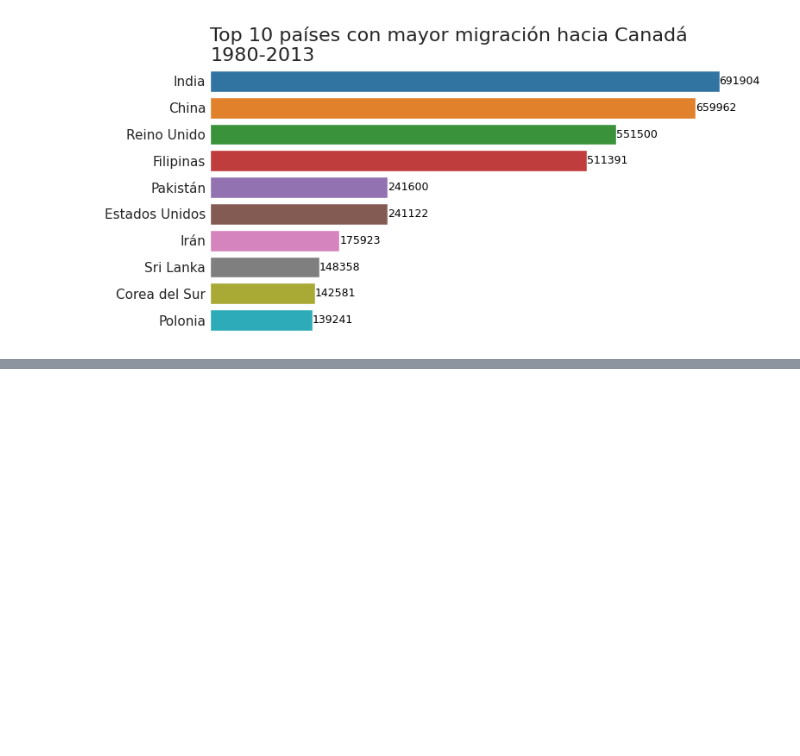
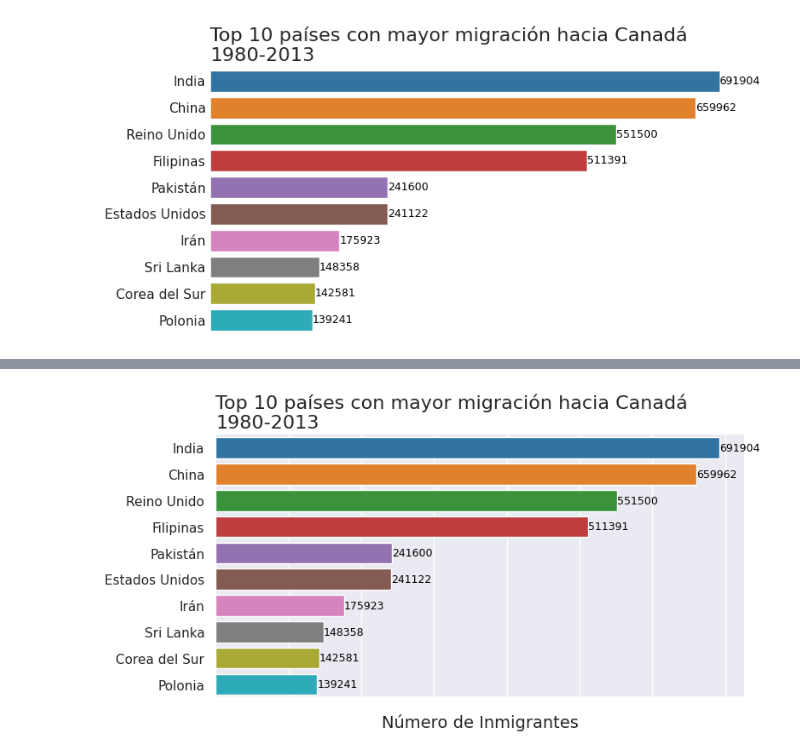
Before and after one commit to betuka1007/Ventas-de-cliente-Alura, a Jupyter notebook: Visualización_de_datos_con_Python.ipynb, the cells around one changed output, grey strips where cells are left out. Cells and saved outputs as stored; diff of their text form; code cells hidden in the pictures; blank space fills up the shorter version.

```diff
--- a/Visualización_de_datos_con_Python.ipynb
+++ b/Visualización_de_datos_con_Python.ipynb
@@ -521,0 +540,5 @@ generar_grafico('tab10')
+# %%
+sns.set_theme(style='darkgrid')
+generar_grafico('tab10')
+# %% [output]
+[figure, added]
```
Also changed, not shown: parts of 4 cells of this notebook.
